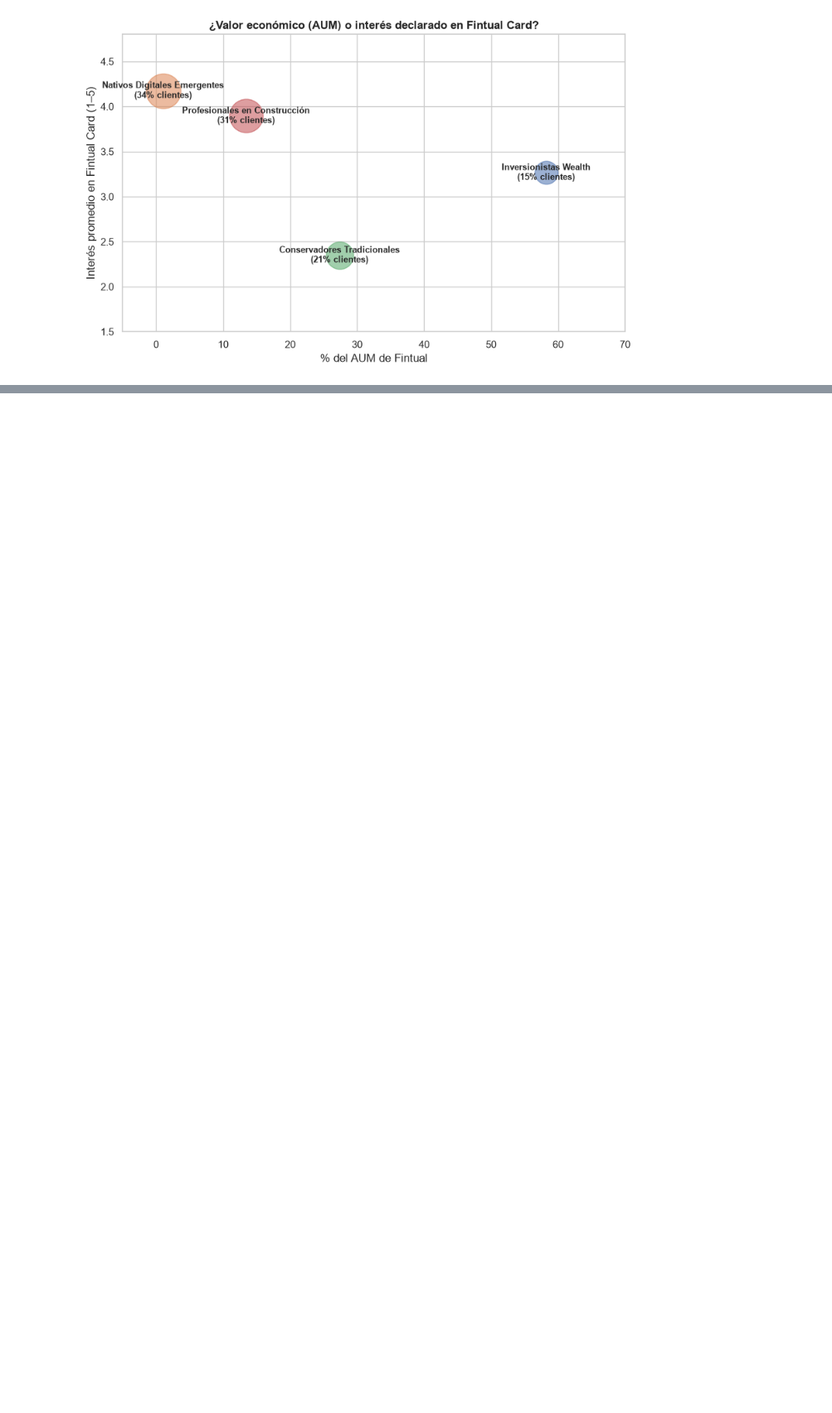
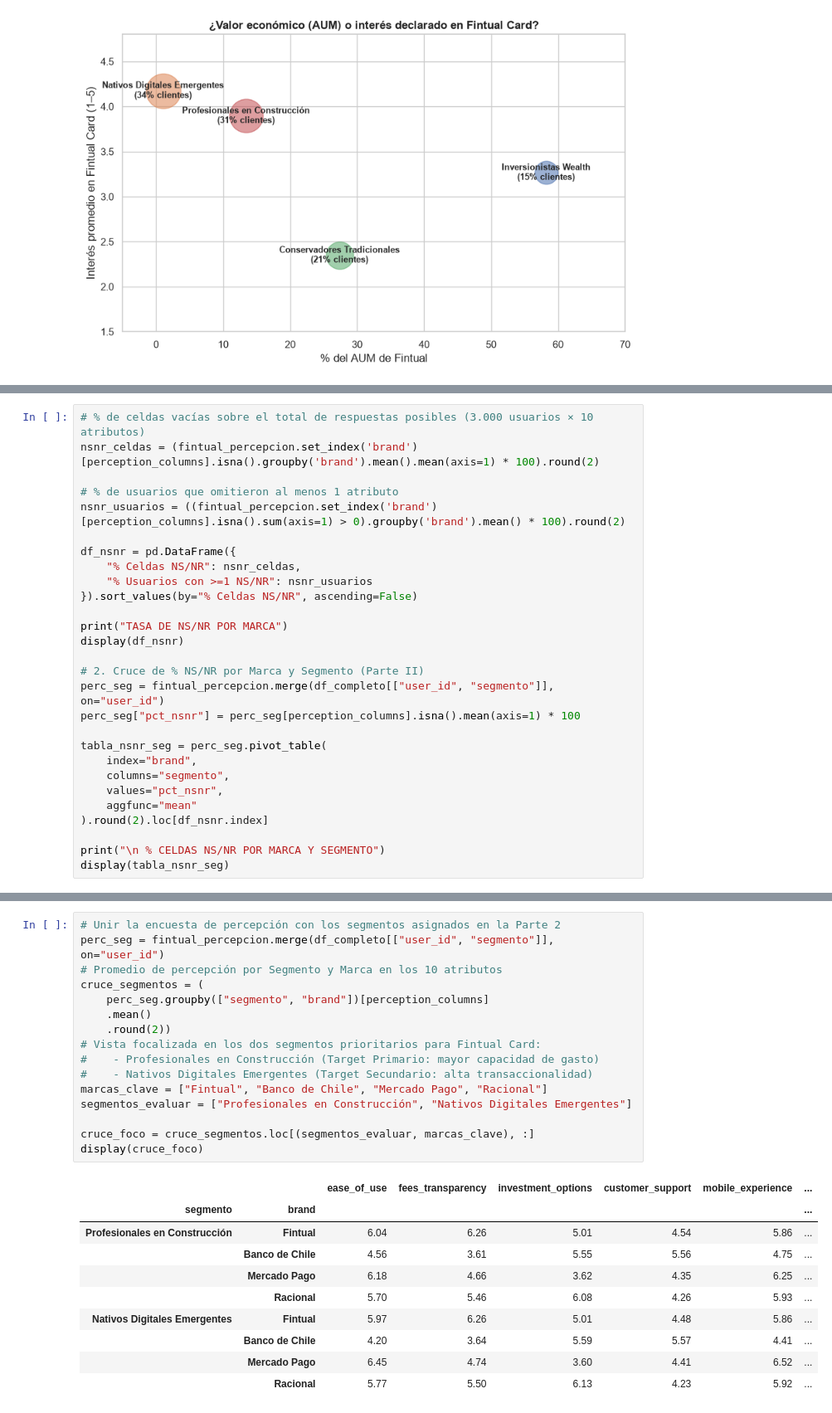
Before and after one commit to fcisternasg/fintual-card-marketing-analytics, a Jupyter notebook: Taller_Fintual_Limpio.ipynb, the cells around one changed output, grey strips where cells are left out. Shown at 83% size. Saved outputs shown, nothing was run; the diff lists cells and outputs as text; blank space fills up the shorter version.

```diff
--- a/Taller_Fintual_Limpio.ipynb
+++ b/Taller_Fintual_Limpio.ipynb
@@ -755,0 +799,28 @@ En consecuencia, los "Profesionales en Construcción" resultan el segmento más
+# %%
+# % de celdas vacías sobre el total de respuestas posibles (3.000 usuarios × 10 atributos)
+nsnr_celdas = (fintual_percepcion.set_index('brand')[perception_columns].isna().groupby('brand').mean().mean(axis=1) * 100).round(2)
+
+# % de usuarios que omitieron al menos 1 atributo
+nsnr_usuarios = ((fintual_percepcion.set_index('brand')[perception_columns].isna().sum(axis=1) > 0).groupby('brand').mean() * 100).round(2)
+
+df_nsnr = pd.DataFrame({
+    "% Celdas NS/NR": nsnr_celdas,
+    "% Usuarios con >=1 NS/NR": nsnr_usuarios
+}).sort_values(by="% Celdas NS/NR", ascending=False)
+
+print("TASA DE NS/NR POR MARCA")
+display(df_nsnr)
+
+# 2. Cruce de % NS/NR por Marca y Segmento (Parte II)
+perc_seg = fintual_percepcion.merge(df_completo[["user_id", "segmento"]], on="user_id")
+perc_seg["pct_nsnr"] = perc_seg[perception_columns].isna().mean(axis=1) * 100
+
+tabla_nsnr_seg = perc_seg.pivot_table(
+    index="brand",
+    columns="segmento",
+    values="pct_nsnr",
+    aggfunc="mean"
+).round(2).loc[df_nsnr.index]
+
+print("\n % CELDAS NS/NR POR MARCA Y SEGMENTO")
+display(tabla_nsnr_seg)
@@ -755,0 +1063,27 @@ En consecuencia, los "Profesionales en Construcción" resultan el segmento más
+# %%
+# Unir la encuesta de percepción con los segmentos asignados en la Parte 2
+perc_seg = fintual_percepcion.merge(df_completo[["user_id", "segmento"]], on="user_id")
+# Promedio de percepción por Segmento y Marca en los 10 atributos
+cruce_segmentos = (
+    perc_seg.groupby(["segmento", "brand"])[perception_columns]
+    .mean()
+    .round(2))
+# Vista focalizada en los dos segmentos prioritarios para Fintual Card:
+#    - Profesionales en Construcción (Target Primario: mayor capacidad de gasto)
+#    - Nativos Digitales Emergentes (Target Secundario: alta transaccionalidad)
+marcas_clave = ["Fintual", "Banco de Chile", "Mercado Pago", "Racional"]
+segmentos_evaluar = ["Profesionales en Construcción", "Nativos Digitales Emergentes"]
+
+cruce_foco = cruce_segmentos.loc[(segmentos_evaluar, marcas_clave), :]
+display(cruce_foco)
+# %% [output]
+|  |  | ease_of_use | fees_transparency | investment_options | customer_support | mobile_experience | ... |
+| segmento | brand |  |  |  |  |  | ... |
+| Profesionales en Construcción | Fintual | 6.04 | 6.26 | 5.01 | 4.54 | 5.86 | ... |
+|  | Banco de Chile | 4.56 | 3.61 | 5.55 | 5.56 | 4.75 | ... |
+|  | Mercado Pago | 6.18 | 4.66 | 3.62 | 4.35 | 6.25 | ... |
+|  | Racional | 5.70 | 5.46 | 6.08 | 4.26 | 5.93 | ... |
+| Nativos Digitales Emergentes | Fintual | 5.97 | 6.26 | 5.01 | 4.48 | 5.86 | ... |
+|  | Banco de Chile | 4.20 | 3.64 | 5.59 | 5.57 | 4.41 | ... |
+|  | Mercado Pago | 6.45 | 4.74 | 3.60 | 4.41 | 6.52 | ... |
+|  | Racional | 5.77 | 5.50 | 6.13 | 4.23 | 5.92 | ... |
```
Also changed, not shown: parts of 25 cells of this notebook.
